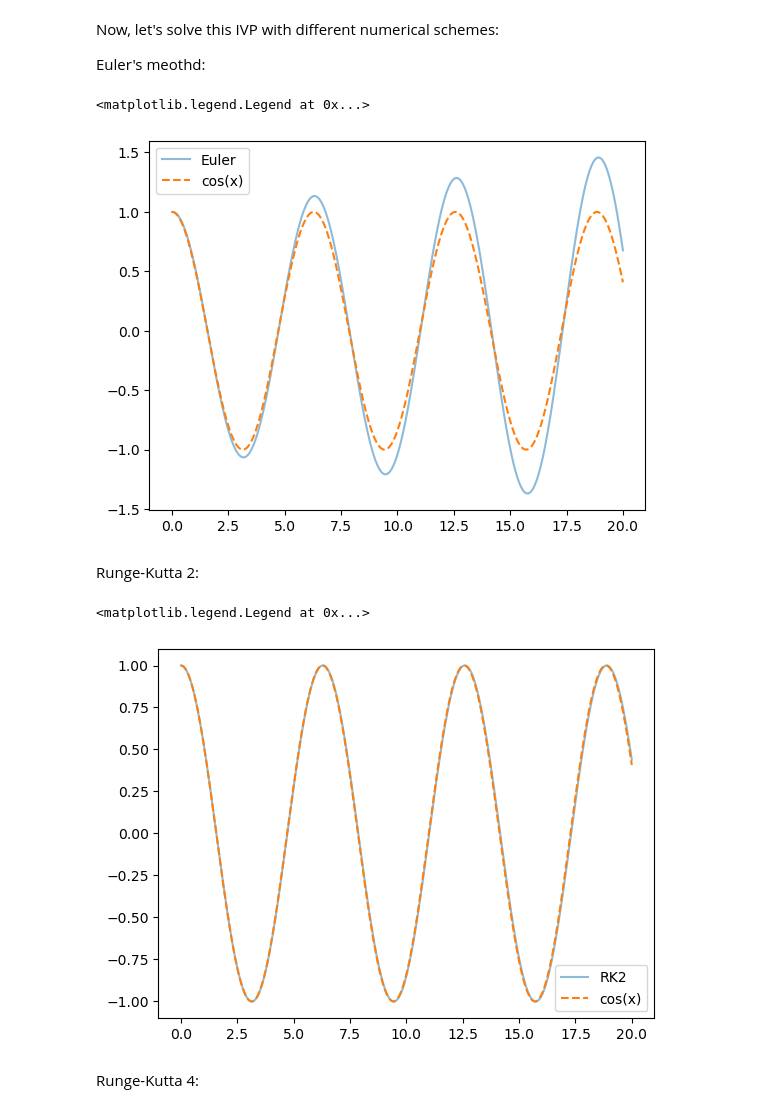
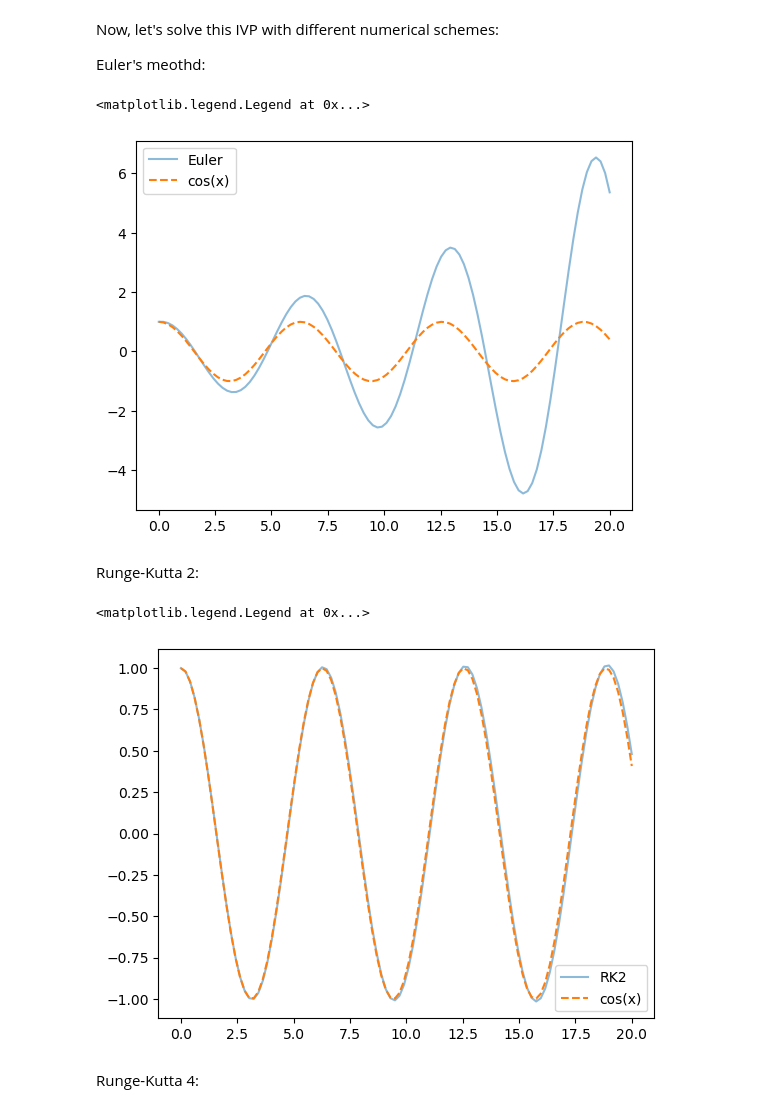
Before and after one commit to gary20000915/ComputationalPhysicsLab, a Jupyter notebook: Lab1/1_simple_harmonic.ipynb, the cells around one changed output. Saved outputs shown, nothing was run; the diff lists cells and outputs as text; code cells hidden in the pictures.

```diff
--- a/Lab1/1_simple_harmonic.ipynb
+++ b/Lab1/1_simple_harmonic.ipynb
@@ -33,9 +34,12 @@ def oscillator(y,K,M):
         return yder
 # %%
 K, M = 1, 1
-N, t = 500, 20
+N, t = 100, 20 # divided into 100
 dt = t/N
 y0 = np.array([1, 0]) # initial y with pos = 1 and vel = 0
+x = np.linspace(0, t, N) # from 0 to t divided by N+1, i.e., N+1 equal parts.
+y_v = -np.sin(x)
+y_x = np.cos(x)
 
 sol1 = solver.solve_ivp(oscillator, y0, dt, N, method="Euler", args=(K,M))[0]
 sol2 = solver.solve_ivp(oscillator, y0, dt, N, method="RK2", args=(K,M))[0]
@@ -45,29 +49,23 @@ Now, let's solve this IVP with different numerical schemes:
 
 Euler's meothd:
 # %%
-x = np.linspace(0, t, N) # from 0 to t divided by N+1, i.e., N+1 equal parts.
-
 plt.plot(x, sol1, label = "Euler", alpha = 0.5)
 
-y = np.cos(x)
-plt.plot(x, y, "--", label = "cos(x)") # theoretical solution.
+plt.plot(x, y_x, "--", label = "cos(x)") # theoretical solution.
 plt.legend()
 # %% [output]
 <matplotlib.legend.Legend at 0x...>
-[figure, old version]
+[figure, new version]
 # %% [markdown]
 Runge-Kutta 2:
 # %%
-x = np.linspace(0, t, N) # from 0 to t divided by N+1, i.e., N+1 equal parts.
-
 plt.plot(x, sol2, label = "RK2", alpha = 0.5)
 
-y = np.cos(x)
-plt.plot(x, y, "--", label = "cos(x)") # theoretical solution.
+plt.plot(x, y_x, "--", label = "cos(x)") # theoretical solution.
 plt.legend()
 # %% [output]
 <matplotlib.legend.Legend at 0x...>
-[figure, old version]
+[figure, new version]
 # %% [markdown]
 Runge-Kutta 4:
 # %%
```
Also changed, not shown: parts of 11 cells of this notebook, 1 other file.
